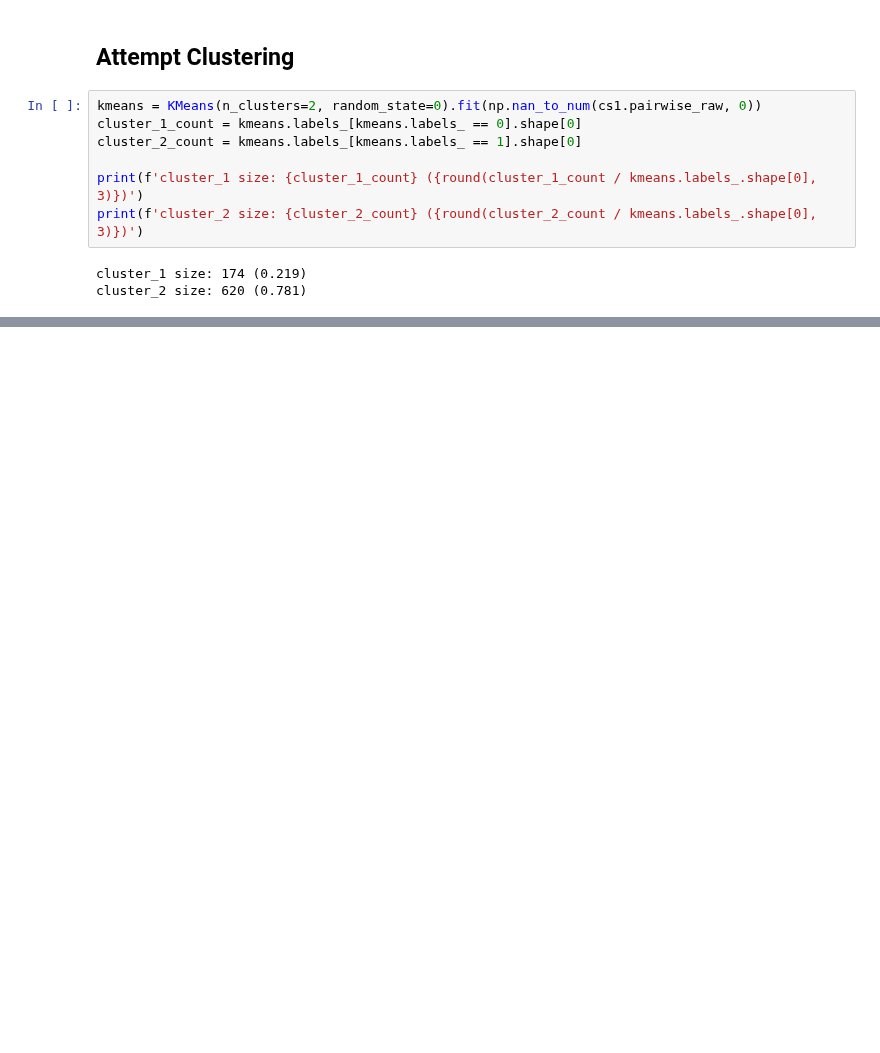
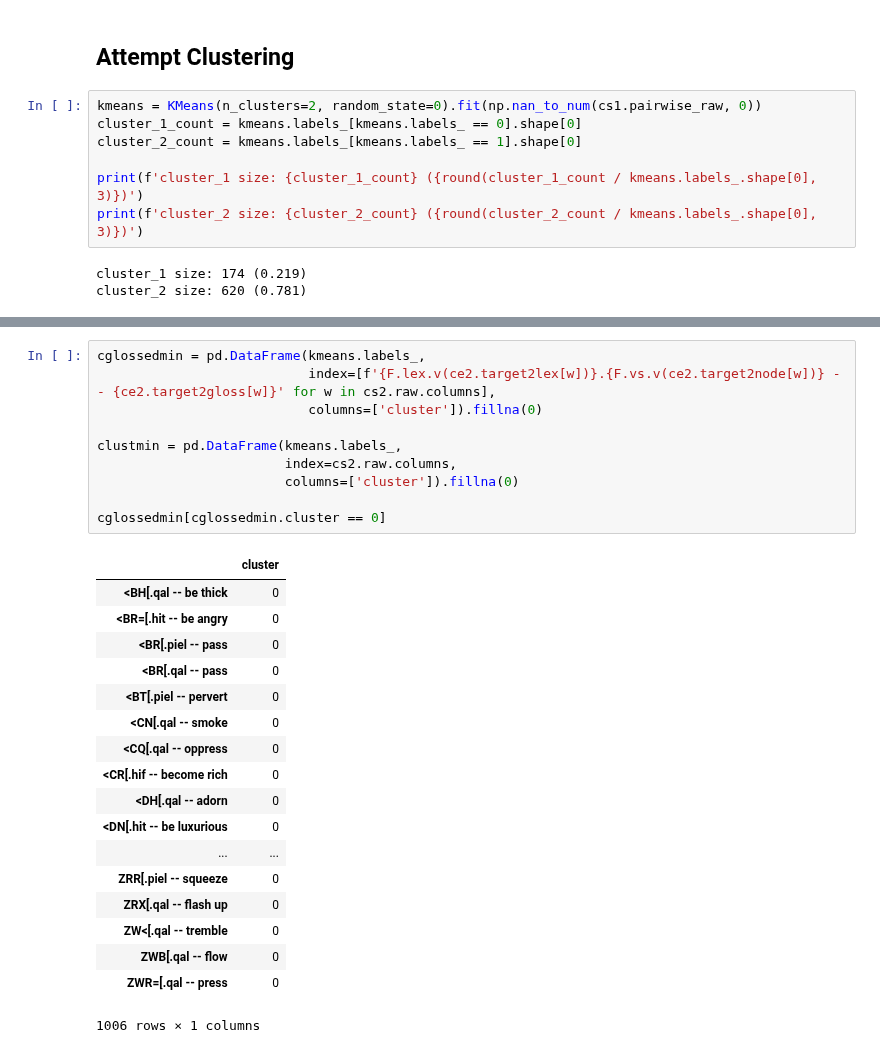
Before and after one commit to codykingham/verb_semantics, a Jupyter notebook: phase2_composite_space.ipynb, the cells around one changed output, grey strips where cells are left out. Cells and saved outputs as stored; diff of their text form; blank space fills up the shorter version.

```diff
--- a/phase2_composite_space.ipynb
+++ b/phase2_composite_space.ipynb
@@ -330,3 +904,32 @@ cglossedmin[cglossedmin.cluster == 0]
+# %%
+cglossedmin = pd.DataFrame(kmeans.labels_,
+                           index=[f'{F.lex.v(ce2.target2lex[w])}.{F.vs.v(ce2.target2node[w])} -- {ce2.target2gloss[w]}' for w in cs2.raw.columns],
+                           columns=['cluster']).fillna(0)
+
+clustmin = pd.DataFrame(kmeans.labels_,
+                        index=cs2.raw.columns,
+                        columns=['cluster']).fillna(0)
+
+cglossedmin[cglossedmin.cluster == 0]
+# %% [output]
+|  | cluster |
+| <BH[.qal -- be thick | 0 |
+| <BR=[.hit -- be angry | 0 |
+| <BR[.piel -- pass | 0 |
+| <BR[.qal -- pass | 0 |
+| <BT[.piel -- pervert | 0 |
+| <CN[.qal -- smoke | 0 |
+| <CQ[.qal -- oppress | 0 |
+| <CR[.hif -- become rich | 0 |
+| <DH[.qal -- adorn | 0 |
+| <DN[.hit -- be luxurious | 0 |
+| ... | ... |
+| ZRR[.piel -- squeeze | 0 |
+| ZRX[.qal -- flash up | 0 |
+| ZW<[.qal -- tremble | 0 |
+| ZWB[.qal -- flow | 0 |
+| ZWR=[.qal -- press | 0 |
+1006 rows × 1 columns
 # %%
 cglossedmin[cglossedmin.cluster == 1]
 # %% [output]
```
Also changed, not shown: parts of 43 cells of this notebook, 1 other file.
